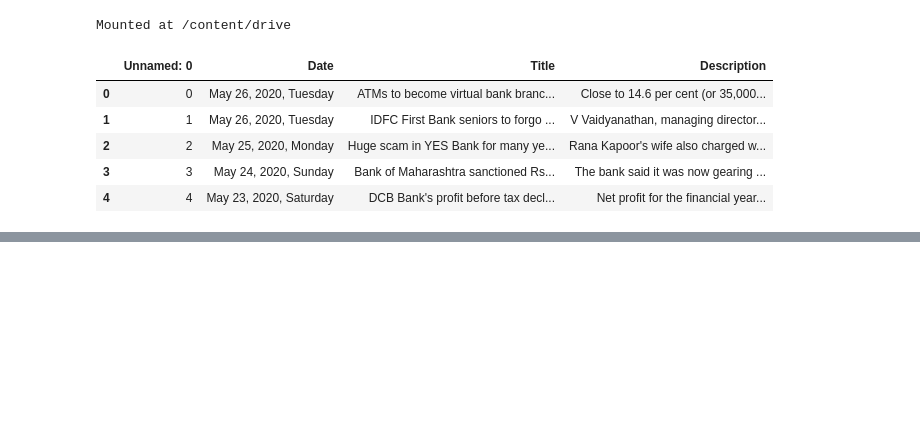
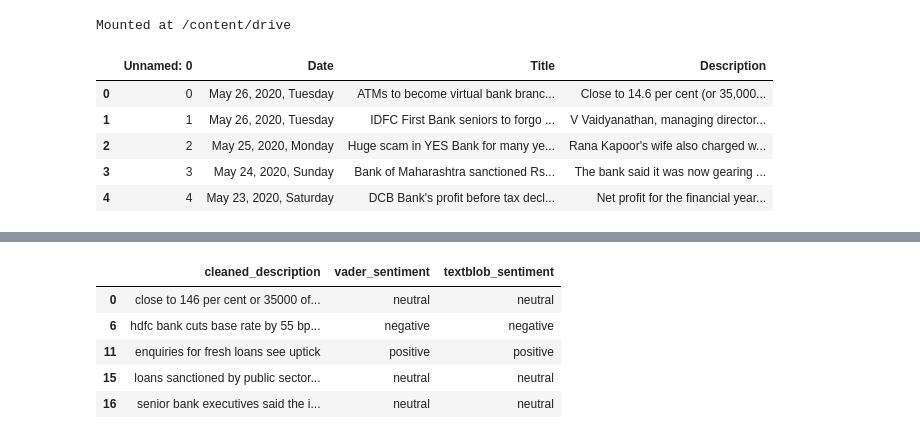
Before and after one commit to Shashank-Girish/FinancialNewsSentimentAnalysis, a Jupyter notebook: ML_Minor_FinNews.ipynb, the cells around one changed output, grey strips where cells are left out. Cells and saved outputs as stored; diff of their text form; code cells hidden in the pictures; blank space fills up the shorter version.

Commit message:
Updated to add classification of data

```diff
--- a/ML_Minor_FinNews.ipynb
+++ b/ML_Minor_FinNews.ipynb
@@ -60,3 +60,19 @@ Mounted at /content/drive
 | 2 | 2 | May 25, 2020, Monday | Huge scam in YES Bank for many ye... | Rana Kapoor's wife also charged w... |
 | 3 | 3 | May 24, 2020, Sunday | Bank of Maharashtra sanctioned Rs... | The bank said it was now gearing ... |
 | 4 | 4 | May 23, 2020, Saturday | DCB Bank's profit before tax decl... | Net profit for the financial year... |
+# %%
+# Remove rows with missing values in relevant columns
+df.dropna(subset=['Title', 'Description'], inplace=True)
+
+# Define a function to clean text (remove URLs, punctuation, etc.)
+def clean_text(text):
+    text = re.sub(r'http\S+', '', text)  # Remove URLs
+    text = re.sub(r'[^\w\s]', '', text)  # Remove punctuation
+    text = text.lower()  # Convert to lowercase
+    return text
+
+# Apply text cleaning to 'title' and 'description'
+df['cleaned_description'] = df['Description'].apply(clean_text)
+
+# Check cleaned data
+df[['Description', 'cleaned_description']].head()
@@ -62,0 +86,30 @@ Mounted at /content/drive
+# %%
+# Initialize VADER sentiment analyzer
+analyzer = SentimentIntensityAnalyzer()
+
+# Define function for VADER sentiment
+def get_vader_sentiment(text):
+    score = analyzer.polarity_scores(text)["compound"]
+    return 'positive' if score > 0.05 else 'negative' if score < -0.05 else 'neutral'
+
+# Define function for TextBlob sentiment
+def get_textblob_sentiment(text):
+    score = TextBlob(text).sentiment.polarity
+    return 'positive' if score > 0 else 'negative' if score < 0 else 'neutral'
+
+# Apply sentiment functions to 'cleaned_description' column
+df['vader_sentiment'] = df['cleaned_description'].apply(get_vader_sentiment)
+df['textblob_sentiment'] = df['cleaned_description'].apply(get_textblob_sentiment)
+
+# Filter rows where VADER and TextBlob sentiments match
+df = df[df['vader_sentiment'] == df['textblob_sentiment']].copy()
+
+# Check the resulting dataframe
+df[['cleaned_description', 'vader_sentiment', 'textblob_sentiment']].head()
+# %% [output]
+|  | cleaned_description | vader_sentiment | textblob_sentiment |
+| 0 | close to 146 per cent or 35000 of... | neutral | neutral |
+| 6 | hdfc bank cuts base rate by 55 bp... | negative | negative |
+| 11 | enquiries for fresh loans see uptick | positive | positive |
+| 15 | loans sanctioned by public sector... | neutral | neutral |
+| 16 | senior bank executives said the i... | neutral | neutral |
```
Also changed, not shown: parts of 1 cell of this notebook.
